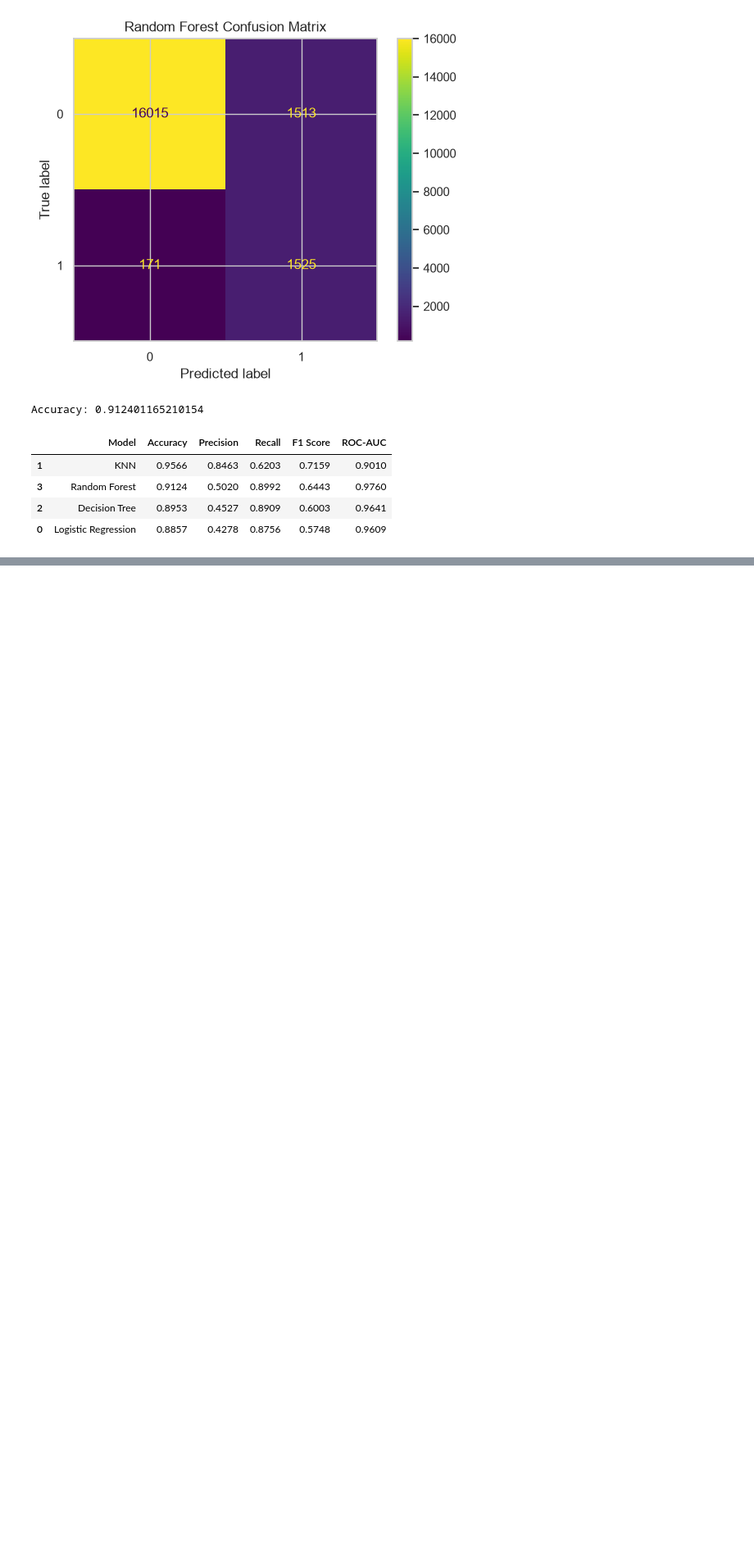
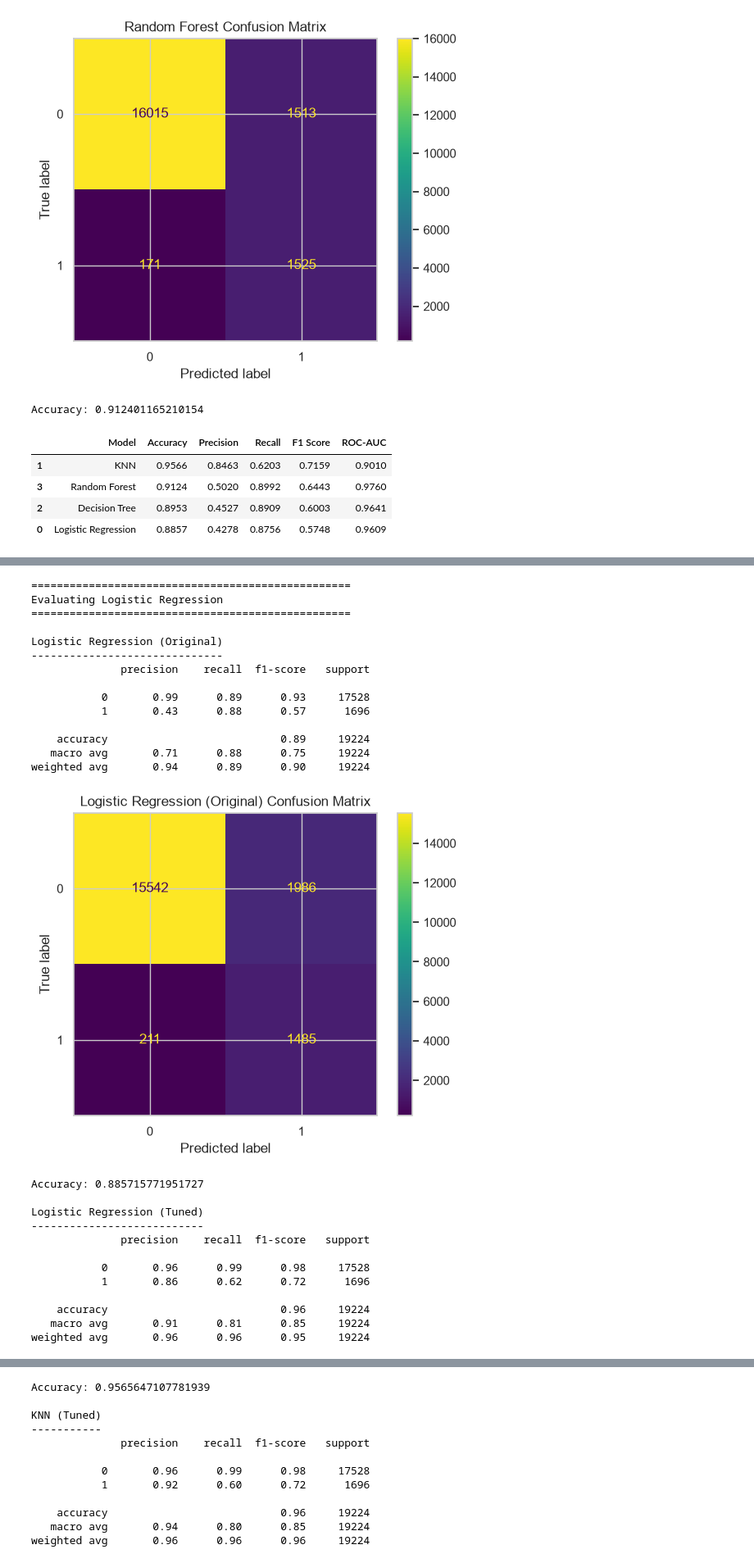
Before and after one commit to YashedBin/ML_DIABETES_RISK_PREDICTOR, a Jupyter notebook: notebook.ipynb, the cells around one changed output, grey strips where cells are left out. Shown at 82% size. Drawn from its saved outputs; the diff is of its cells as text; code cells hidden in the pictures; blank space fills up the shorter version.

```diff
--- a/notebook.ipynb
+++ b/notebook.ipynb
@@ -560,0 +992,56 @@ display(results_df.round(4))
+# %%
+
+original_models = {
+    "Logistic Regression": lr_model,
+    "KNN": knn_model,
+    "Decision Tree": dt_model,
+    "Random Forest": rf_model
+}
+
+comparison = []
+
+for name, original in original_models.items():
+    print(f"\n{'=' * 50}")
+    print(f"Evaluating {name}")
+    print(f"{'=' * 50}")
+
+    original_result = evaluate_model(
+        name + " (Original)", original, X_test, y_test
+    )
+
+    tuned_result = evaluate_model(
+        name + " (Tuned)", tuned_models[name], X_test, y_test
+    )
+
+    comparison.extend([original_result, tuned_result])
+
+comparison_df = pd.DataFrame(comparison)
+display(comparison_df.round(4))
+# %% [output]
+==================================================
+Evaluating Logistic Regression
+==================================================
+
+Logistic Regression (Original)
+------------------------------
+              precision    recall  f1-score   support
+
+           0       0.99      0.89      0.93     17528
+           1       0.43      0.88      0.57      1696
+
+    accuracy                           0.89     19224
+   macro avg       0.71      0.88      0.75     19224
+weighted avg       0.94      0.89      0.90     19224
+[figure, added]
+Accuracy: 0.885715771951727
+
+Logistic Regression (Tuned)
+---------------------------
+              precision    recall  f1-score   support
+
+           0       0.96      0.99      0.98     17528
+           1       0.86      0.62      0.72      1696
+
+    accuracy                           0.96     19224
+   macro avg       0.91      0.81      0.85     19224
+weighted avg       0.96      0.96      0.95     19224
@@ -560,0 +1066,12 @@ display(results_df.round(4))
+Accuracy: 0.9565647107781939
+
+KNN (Tuned)
+-----------
+              precision    recall  f1-score   support
+
+           0       0.96      0.99      0.98     17528
+           1       0.92      0.60      0.72      1696
+
+    accuracy                           0.96     19224
+   macro avg       0.94      0.80      0.85     19224
+weighted avg       0.96      0.96      0.96     19224
```
Also changed, not shown: parts of 17 cells of this notebook.
